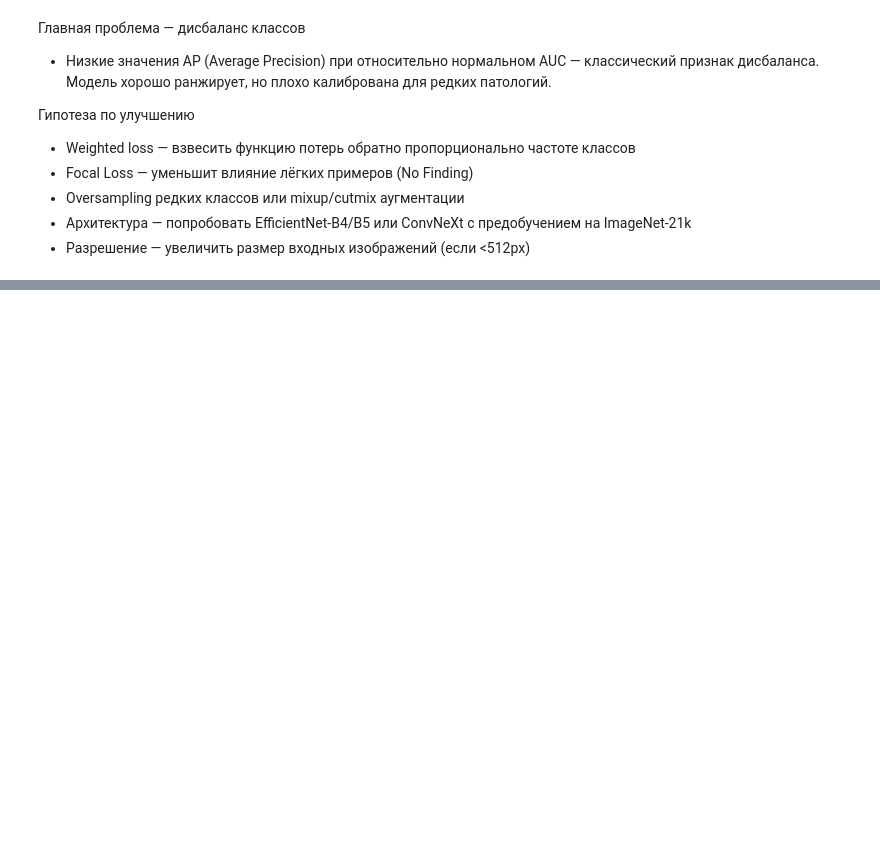
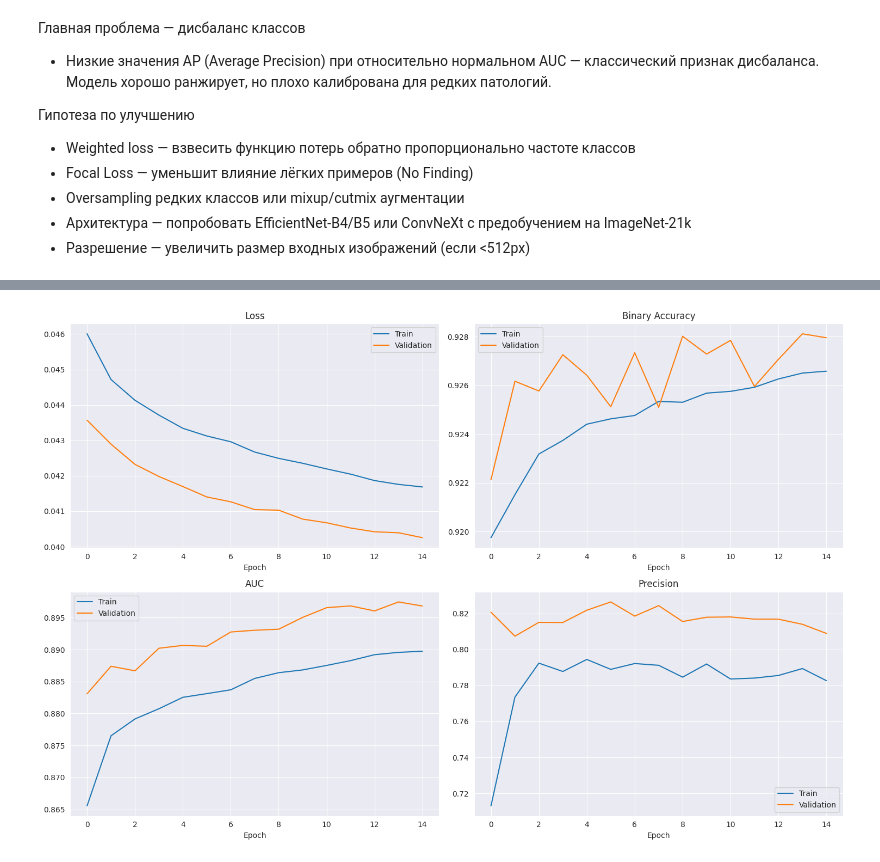
Before and after one commit to alexanderspicin/CaseMatch-Radiology, a Jupyter notebook: eda_and_baseline.ipynb, the cells around one changed output, grey strips where cells are left out. Cells and saved outputs as stored; diff of their text form; code cells hidden in the pictures; blank space fills up the shorter version.

Commit message:
add advanced model

```diff
--- a/eda_and_baseline.ipynb
+++ b/eda_and_baseline.ipynb
@@ -24,6 +30,29 @@ import matplotlib.pyplot as plt
 import seaborn as sns
 import numpy as np
 import warnings
+import tensorflow
+import os
+# Отключить oneDNN info
+os.environ['TF_ENABLE_ONEDNN_OPTS'] = '0'
+
+# Уровень логирования TensorFlow
+os.environ['TF_CPP_MIN_LOG_LEVEL'] = '2'  # Только errors
+
+os.environ['TF_XLA_FLAGS'] = '--tf_xla_auto_jit=2'
+
+# Отключить warnings PIL/PNG
+warnings.filterwarnings('ignore', category=UserWarning)
+warnings.filterwarnings('ignore', message='.*iCCP.*')
+
+# НАСТРОЙКИ ПАМЯТИ
+gpus = tensorflow.config.experimental.list_physical_devices('GPU')
+if gpus:
+    try:
+        for gpu in gpus:
+            tensorflow.config.experimental.set_memory_growth(gpu, True)
+        print(f"GPU доступно: {len(gpus)}")
+    except RuntimeError as e:
+        print(e)
 
 from keras.src.utils.module_utils import tensorflow
 
@@ -772,0 +798,2 @@ Restoring model weights from the end of the best epoch: 9.
+# %%
+model = tensorflow.keras.models.load_model('first_try.h5')
@@ -809,0 +1137,4 @@ Macro AP:  0.174
+# %%
+plot_training_history(history2)
+# %% [output]
+[figure, added]
```
Also changed, not shown: parts of 24 cells of this notebook.
